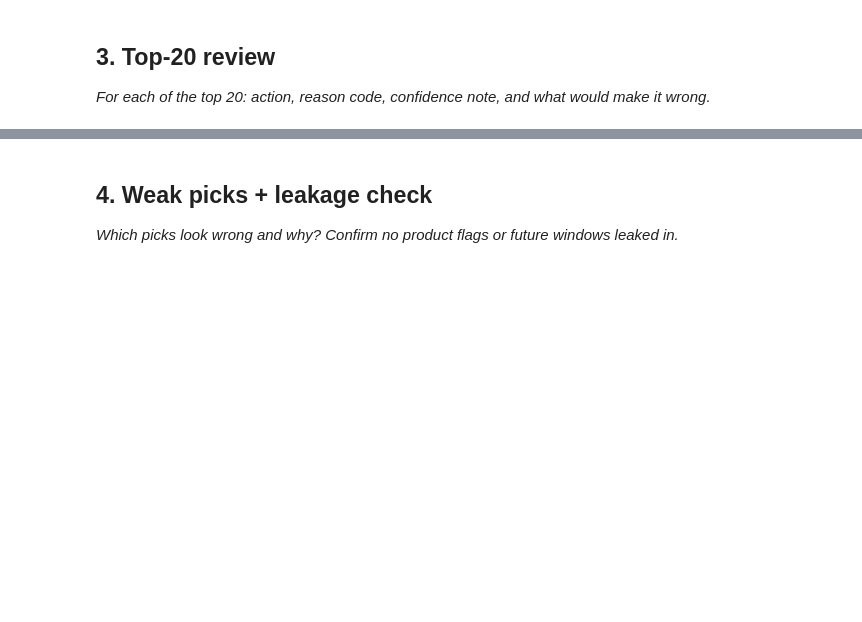
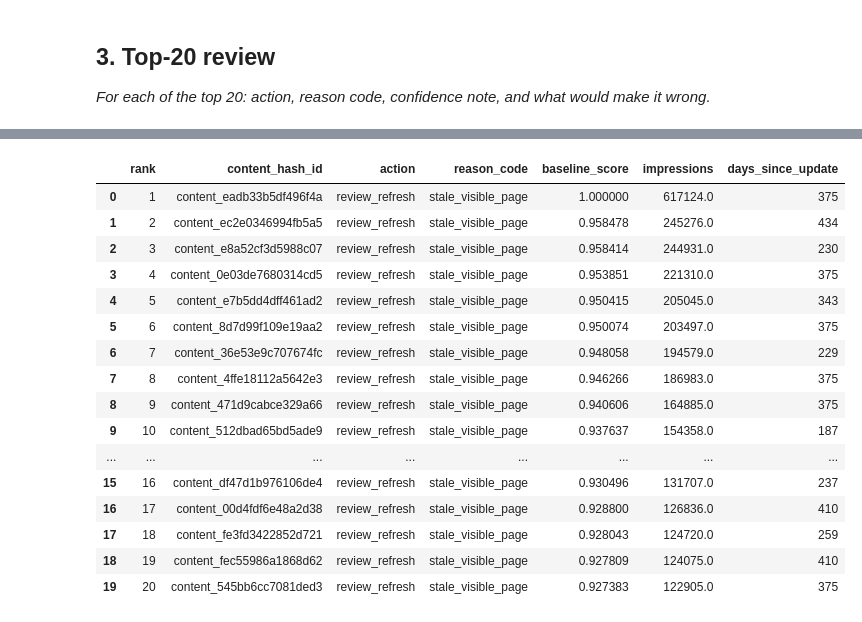
Before and after one commit to abd481/FlyRank-ML-Internship, a Jupyter notebook: work/notebooks/w04_baseline_score.ipynb, the cells around one changed output, grey strips where cells are left out. Cells and saved outputs as stored; diff of their text form; code cells hidden in the pictures; blank space fills up the shorter version.

Commit message:
Complete Week 4 baseline action score

```diff
--- a/work/notebooks/w04_baseline_score.ipynb
+++ b/work/notebooks/w04_baseline_score.ipynb
@@ -22,0 +26,27 @@ This skeleton is yours to fill. Work the sections **in order** — each one has
+# %%
+# This cell is for CODE (numbers, a query, a check).
+# Write your text answer in the cell ABOVE this one — typing sentences here breaks Run All.
+
+
+import os, getpass
+
+# Token order: env var -> Colab Secret -> prompt (last resort).
+# Use a Colab Secret named HF_TOKEN (the key panel on the left) so the prompt never
+# fires: if Colab reconnects while a getpass prompt is open, the kernel waits on it
+# forever ('Resuming execution...') and you have to restart the runtime.
+HF_TOKEN = os.environ.get('HF_TOKEN')
+if not HF_TOKEN:
+    try:
+        from google.colab import userdata
+        HF_TOKEN = userdata.get('HF_TOKEN')
+    except Exception:
+        pass
+HF_TOKEN = HF_TOKEN or getpass.getpass('Paste your Hugging Face READ token (hf_...): ')
+
+
+import duckdb
+
+con = duckdb.connect()
+con.execute(f"CREATE OR REPLACE SECRET hf (TYPE huggingface, TOKEN '{HF_TOKEN}')")
+
+REL = 'hf://datasets/FlyRank/internship-warehouse'
@@ -27,7 +260,35 @@ This skeleton is yours to fill. Work the sections **in order** — each one has
 # %%
 # This cell is for CODE (numbers, a query, a check).
 # Write your text answer in the cell ABOVE this one — typing sentences here breaks Run All.
+top20 = (
+    baseline_df
+    .sort_values("rank")
+    .head(20)
+    [["rank",
+      "content_hash_id",
+      "action",
+      "reason_code",
+      "baseline_score",
+      "impressions",
+      "days_since_update"]]
+)
+
+top20
+# %% [output]
+|  | rank | content_hash_id | action | reason_code | baseline_score | impressions | days_since_update |
+| 0 | 1 | content_eadb33b5df496f4a | review_refresh | stale_visible_page | 1.000000 | 617124.0 | 375 |
+| 1 | 2 | content_ec2e0346994fb5a5 | review_refresh | stale_visible_page | 0.958478 | 245276.0 | 434 |
+| 2 | 3 | content_e8a52cf3d5988c07 | review_refresh | stale_visible_page | 0.958414 | 244931.0 | 230 |
+| 3 | 4 | content_0e03de7680314cd5 | review_refresh | stale_visible_page | 0.953851 | 221310.0 | 375 |
+| 4 | 5 | content_e7b5dd4dff461ad2 | review_refresh | stale_visible_page | 0.950415 | 205045.0 | 343 |
+| 5 | 6 | content_8d7d99f109e19aa2 | review_refresh | stale_visible_page | 0.950074 | 203497.0 | 375 |
+| 6 | 7 | content_36e53e9c707674fc | review_refresh | stale_visible_page | 0.948058 | 194579.0 | 229 |
+| 7 | 8 | content_4ffe18112a5642e3 | review_refresh | stale_visible_page | 0.946266 | 186983.0 | 375 |
+| 8 | 9 | content_471d9cabce329a66 | review_refresh | stale_visible_page | 0.940606 | 164885.0 | 375 |
+| 9 | 10 | content_512dbad65bd5ade9 | review_refresh | stale_visible_page | 0.937637 | 154358.0 | 187 |
+| ... | ... | ... | ... | ... | ... | ... | ... |
+| 15 | 16 | content_df47d1b976106de4 | review_refresh | stale_visible_page | 0.930496 | 131707.0 | 237 |
+| 16 | 17 | content_00d4fdf6e48a2d38 | review_refresh | stale_visible_page | 0.928800 | 126836.0 | 410 |
+| 17 | 18 | content_fe3fd3422852d721 | review_refresh | stale_visible_page | 0.928043 | 124720.0 | 259 |
+| 18 | 19 | content_fec55986a1868d62 | review_refresh | stale_visible_page | 0.927809 | 124075.0 | 410 |
+| 19 | 20 | content_545bb6cc7081ded3 | review_refresh | stale_visible_page | 0.927383 | 122905.0 | 375 |
-# %% [markdown]
-## 4. Weak picks + leakage check
-
-*Which picks look wrong and why? Confirm no product flags or future windows leaked in.*
```
Also changed, not shown: parts of 12 cells of this notebook.
